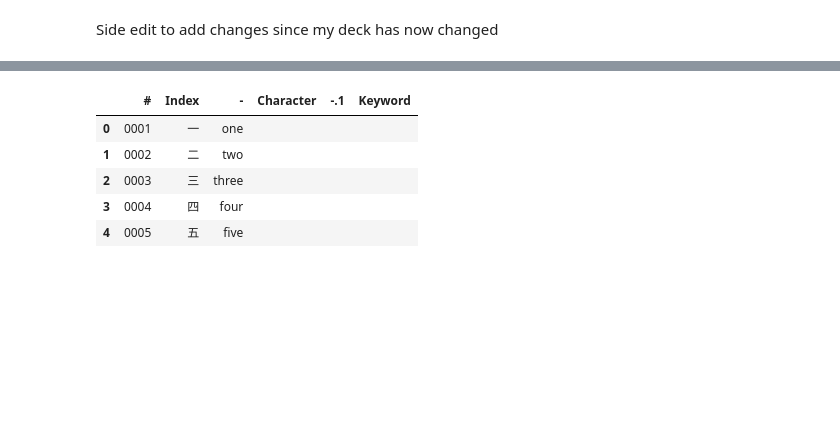
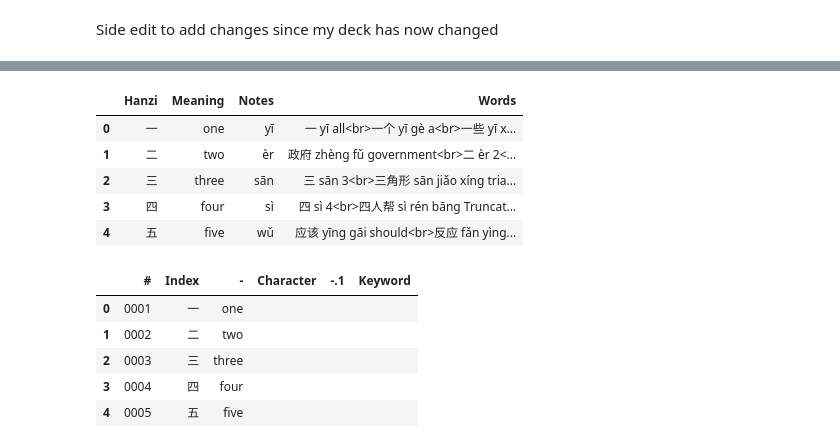
Before and after one commit to Tclack88/misc-analysis, a Jupyter notebook: mandarin_frequency_analysis/pinyin_conversion.ipynb, the cells around one changed output, grey strips where cells are left out. Drawn from its saved outputs; the diff is of its cells as text; code cells hidden in the pictures; blank space fills up the shorter version.

```diff
--- a/mandarin_frequency_analysis/pinyin_conversion.ipynb
+++ b/mandarin_frequency_analysis/pinyin_conversion.ipynb
@@ -329,0 +353,12 @@ old.tail()
+# %%
+def dash2space(x):
+  return x.replace('-', ' ')
+base_data.Words = base_data.Words.fillna('').apply(dash2space)
+base_data.head()
+# %% [output]
+|  | Hanzi | Meaning | Notes | Words |
+| 0 | 一 | one | yī | 一 yī all<br>一个 yī gè a<br>一些 yī x... |
+| 1 | 二 | two | èr | 政府 zhèng fǔ government<br>二 èr 2<... |
+| 2 | 三 | three | sān | 三 sān 3<br>三角形 sān jiǎo xíng tria... |
+| 3 | 四 | four | sì | 四 sì 4<br>四人帮 sì rén bāng Truncat... |
+| 4 | 五 | five | wǔ | 应该 yīng gāi should<br>反应 fǎn yìng... |
```
Also changed, not shown: parts of 5 cells of this notebook.
